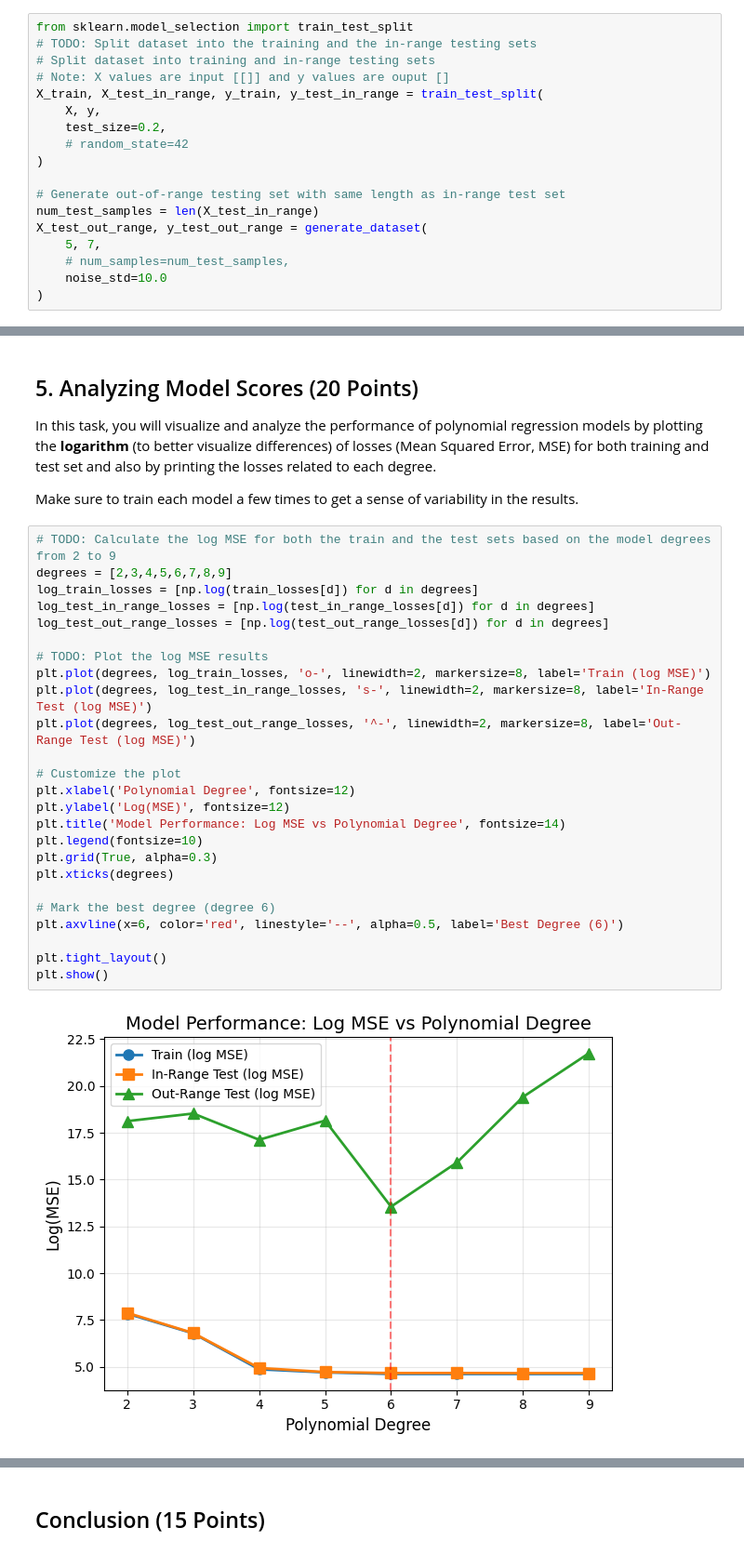
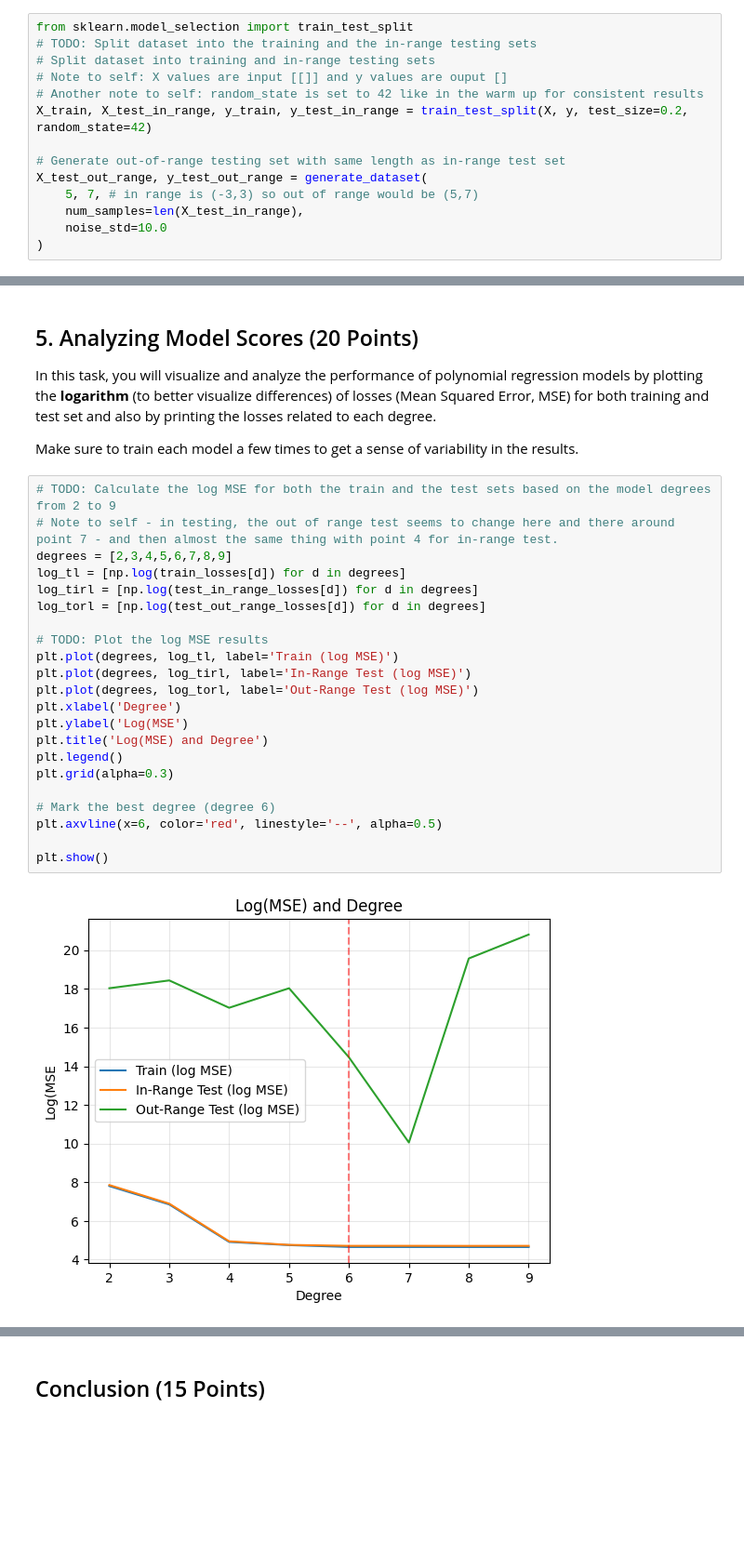
Before and after one commit to Matirix/COMP8085Assn2, a Jupyter notebook: Assignment2.ipynb, the cells around one changed output, grey strips where cells are left out. Shown at 93% size. Saved outputs shown, nothing was run; the diff lists cells and outputs as text; blank space fills up the shorter version.

```diff
--- a/Assignment2.ipynb
+++ b/Assignment2.ipynb
@@ -81,18 +81,14 @@ Ensure that the two test sets (In-Range and Out-of-Range) have the same length.
 from sklearn.model_selection import train_test_split
 # TODO: Split dataset into the training and the in-range testing sets
 # Split dataset into training and in-range testing sets
-# Note: X values are input [[]] and y values are ouput []
-X_train, X_test_in_range, y_train, y_test_in_range = train_test_split(
-    X, y,
-    test_size=0.2,
-    # random_state=42
-)
+# Note to self: X values are input [[]] and y values are ouput []
+# Another note to self: random_state is set to 42 like in the warm up for consistent results
+X_train, X_test_in_range, y_train, y_test_in_range = train_test_split(X, y, test_size=0.2, random_state=42)
 
 # Generate out-of-range testing set with same length as in-range test set
-num_test_samples = len(X_test_in_range)
 X_test_out_range, y_test_out_range = generate_dataset(
-    5, 7,
-    # num_samples=num_test_samples,
+    5, 7, # in range is (-3,3) so out of range would be (5,7)
+    num_samples=len(X_test_in_range),
     noise_std=10.0
 )
 # %% [markdown]
@@ -194,30 +168,27 @@ In this task, you will visualize and analyze the performance of polynomial regre
 Make sure to train each model a few times to get a sense of variability in the results.
 # %%
 # TODO: Calculate the log MSE for both the train and the test sets based on the model degrees from 2 to 9
+# Note to self - in testing, the out of range test seems to change here and there around point 7 - and then almost the same thing with point 4 for in-range test.
 degrees = [2,3,4,5,6,7,8,9]
-log_train_losses = [np.log(train_losses[d]) for d in degrees]
-log_test_in_range_losses = [np.log(test_in_range_losses[d]) for d in degrees]
-log_test_out_range_losses = [np.log(test_out_range_losses[d]) for d in degrees]
+log_tl = [np.log(train_losses[d]) for d in degrees]
+log_tirl = [np.log(test_in_range_losses[d]) for d in degrees]
+log_torl = [np.log(test_out_range_losses[d]) for d in degrees]
 
 # TODO: Plot the log MSE results
-plt.plot(degrees, log_train_losses, 'o-', linewidth=2, markersize=8, label='Train (log MSE)')
-plt.plot(degrees, log_test_in_range_losses, 's-', linewidth=2, markersize=8, label='In-Range Test (log MSE)')
-plt.plot(degrees, log_test_out_range_losses, '^-', linewidth=2, markersize=8, label='Out-Range Test (log MSE)')
-
-# Customize the plot
-plt.xlabel('Polynomial Degree', fontsize=12)
-plt.ylabel('Log(MSE)', fontsize=12)
-plt.title('Model Performance: Log MSE vs Polynomial Degree', fontsize=14)
-plt.legend(fontsize=10)
-plt.grid(True, alpha=0.3)
-plt.xticks(degrees)
+plt.plot(degrees, log_tl, label='Train (log MSE)')
+plt.plot(degrees, log_tirl, label='In-Range Test (log MSE)')
+plt.plot(degrees, log_torl, label='Out-Range Test (log MSE)')
+plt.xlabel('Degree')
+plt.ylabel('Log(MSE')
+plt.title('Log(MSE) and Degree')
+plt.legend()
+plt.grid(alpha=0.3)
 
 # Mark the best degree (degree 6)
-plt.axvline(x=6, color='red', linestyle='--', alpha=0.5, label='Best Degree (6)')
+plt.axvline(x=6, color='red', linestyle='--', alpha=0.5)
 
-plt.tight_layout()
 plt.show()
 # %% [output]
-[figure, old version]
+[figure, new version]
 # %%
 # TODO: Print each model loss on the training and the two test sets
```
Also changed, not shown: parts of 25 cells of this notebook.
